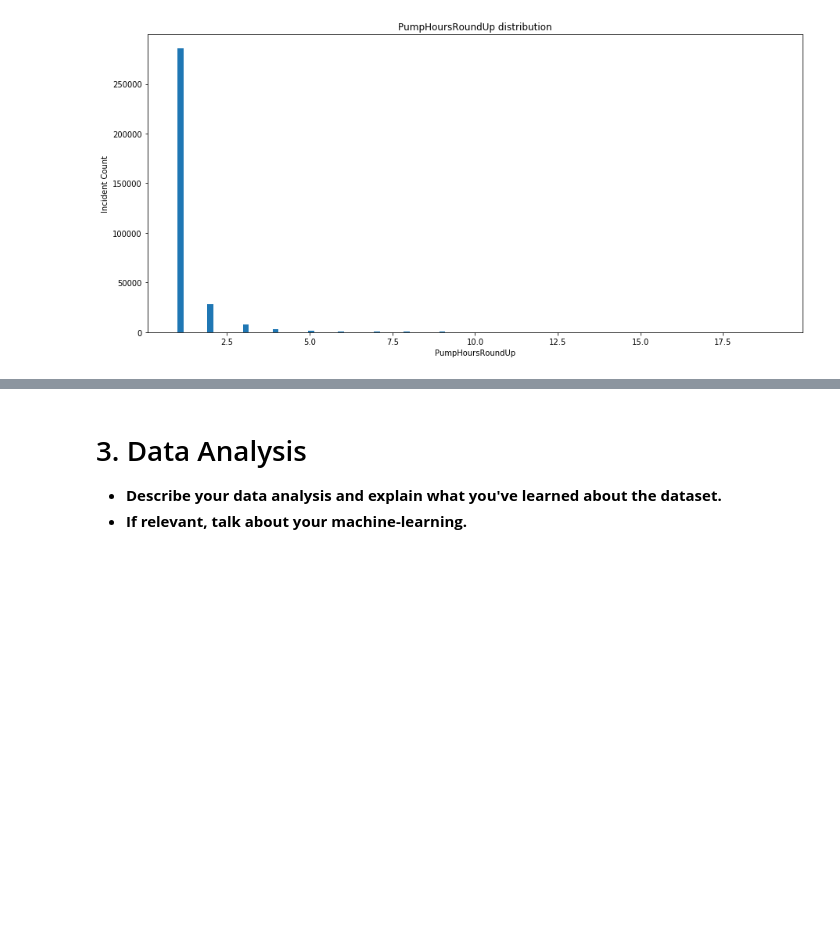
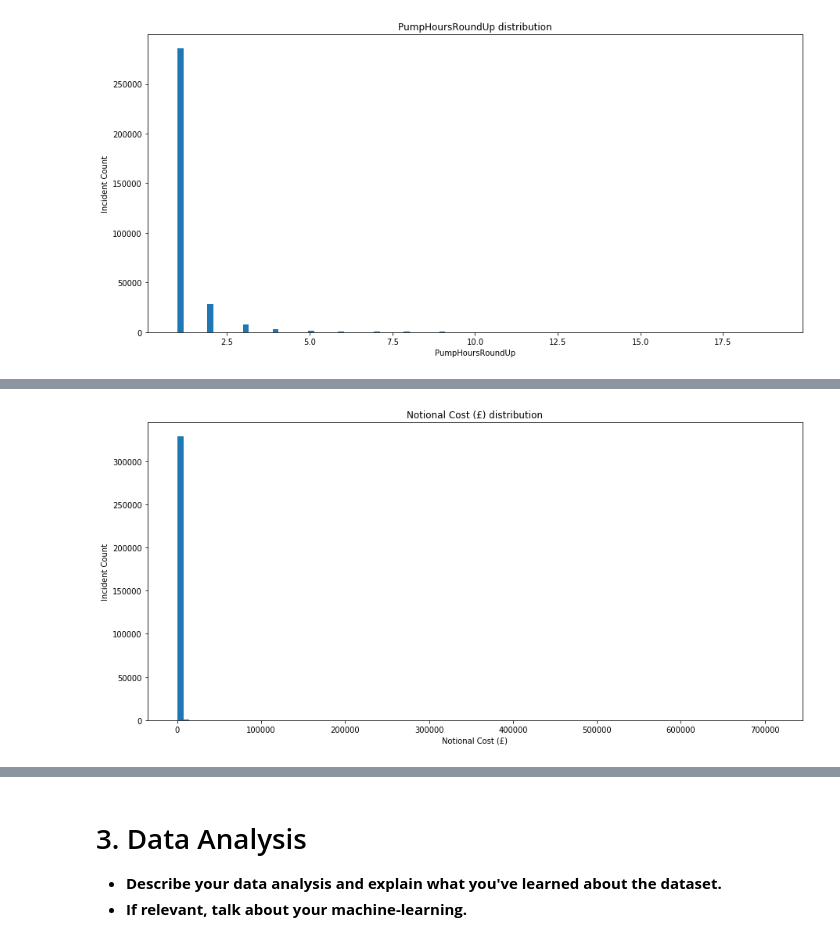
Before and after one commit to hlynurarni/Social-Data-Analysis-Final, a Jupyter notebook: Explainer Notebook.ipynb, the cells around one changed output, grey strips where cells are left out. Cells and saved outputs as stored; diff of their text form; code cells hidden in the pictures; blank space fills up the shorter version.

```diff
--- a/Explainer Notebook.ipynb
+++ b/Explainer Notebook.ipynb
@@ -439,0 +444,4 @@ simplePlottingFunction(df.PumpHoursRoundUp[df.PumpHoursRoundUp < 20], 'hist', Fa
+# %%
+simplePlottingFunction(df['Notional Cost (£)'], 'hist', False);
+# %% [output]
+[figure, added]
```
Also changed, not shown: parts of 3 cells of this notebook.
